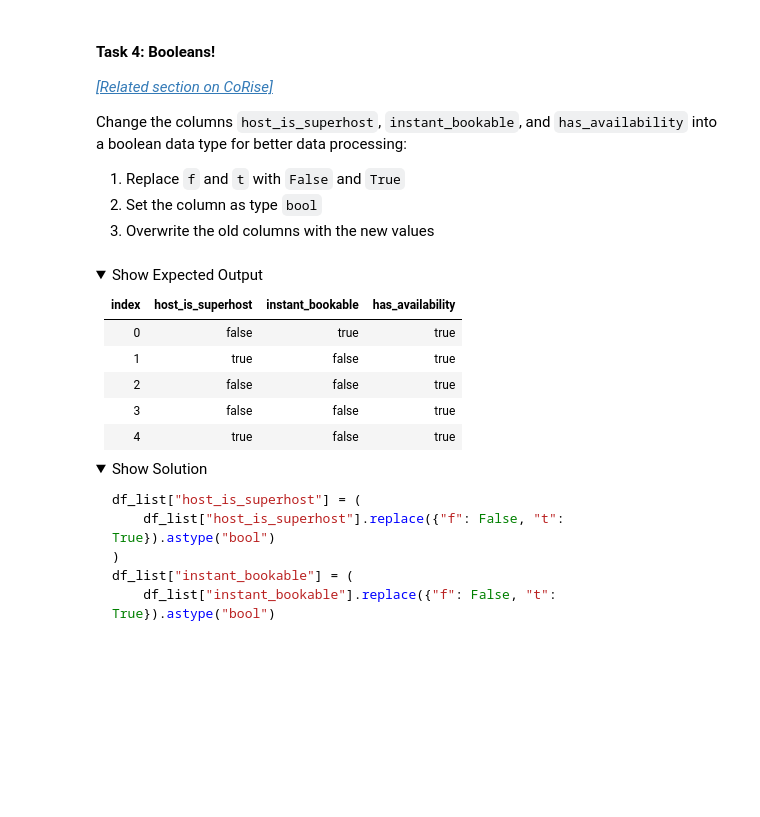
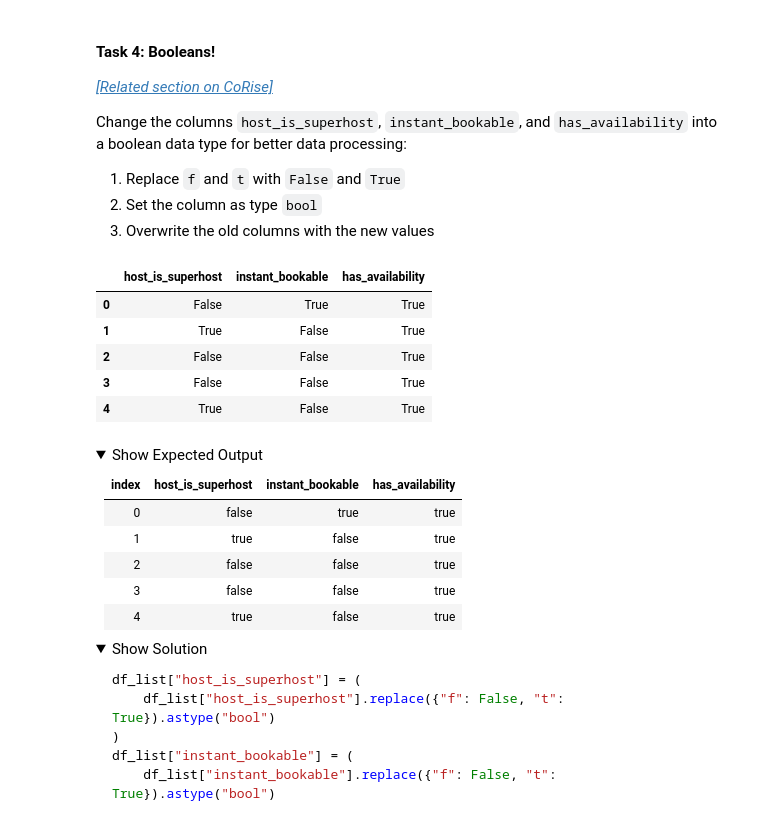
Before and after one commit to nandi-github/corise-datascience, a Jupyter notebook: Satish_Week_2_Project_v2_PFDI.ipynb, the cells around one changed output. Saved outputs shown, nothing was run; the diff lists cells and outputs as text; code cells hidden in the pictures; folded sections open; blank space fills up the shorter version.

```diff
--- a/Satish_Week_2_Project_v2_PFDI.ipynb
+++ b/Satish_Week_2_Project_v2_PFDI.ipynb
@@ -57,8 +65,10 @@ Please load the downloaded files as DataFrames (dfs). The method for loading the
 
 Read the Python Pickle and PyArrow Parquet files we've just downloaded as `df_list` and `df_cal`.
 # %%
-df_list = # YOUR CODE HERE
-df_cal = # YOUR CODE HERE
+df_list = pd.read_pickle("listings_project.pkl") # YOUR CODE HERE
+df_cal = pd.read_parquet("calendar_project.parquet", engine="pyarrow")# YOUR CODE HERE
+# print(df_list.head())
+# print(df_cal.head())
 # %% [markdown]
 <details>
 <summary>Show Solution</summary>
@@ -109,8 +144,22 @@ Perform these four steps for all thee columns.
 
 ***Please note that running this code block more than once might cause an error. This is because you are re-assigning your columns with this code, and if you run the code again, the variable/column you are referring to has already been changed to its preferred state.***
 # %%
-df_list["discount_per_5_days_booked"] = ... # YOUR CODE HERE
-df_list["discount_per_10_days_booked"] = ... # YOUR CODE HERE
-df_list["discount_per_30_and_more_days_booked"] = ... # YOUR CODE HERE
+df_list["discount_per_5_days_booked"] = df_list["discount_per_5_days_booked"] = (
+    df_list["discount_per_5_days_booked"]
+    .str.replace("%", "", regex=True)
+    .astype("float")
+    * 0.01) # YOUR CODE HERE
+
+df_list["discount_per_10_days_booked"] = (
+    df_list["discount_per_10_days_booked"]
+    .str.replace("%", "", regex=True)
+    .astype("float")
+    * 0.01 )# YOUR CODE HERE
+
+df_list["discount_per_30_and_more_days_booked"] = (
+    df_list["discount_per_30_and_more_days_booked"]
+    .str.replace("%", "", regex=True)
+    .astype("float")
+    * 0.01) # YOUR CODE HERE
 
 df_list.discount_per_5_days_booked.head(5)
@@ -170,11 +233,18 @@ Change the columns `host_is_superhost`, `instant_bookable`, and `has_availabilit
 1. Set the column as type `bool`
 1. Overwrite the old columns with the new values
 # %%
-df_list["host_is_superhost"] = ... # YOUR CODE HERE
-df_list["instant_bookable"] = ... # YOUR CODE HERE
-df_list["has_availability"] = ... # YOUR CODE HERE
+df_list["host_is_superhost"] = df_list["host_is_superhost"].replace({"f": False, "t": True}).astype("bool") # YOUR CODE HERE
+df_list["instant_bookable"] = df_list["instant_bookable"].replace({"f": False, "t": True}).astype("bool") # YOUR CODE HERE
+df_list["has_availability"] = df_list["has_availability"].replace({"f": False, "t": True}).astype("bool") # YOUR CODE HERE
 
 df_list[["host_is_superhost", "instant_bookable", "has_availability"]].head(5)
+# %% [output]
+|  | host_is_superhost | instant_bookable | has_availability |
+| 0 | False | True | True |
+| 1 | True | False | True |
+| 2 | False | False | True |
+| 3 | False | False | True |
+| 4 | True | False | True |
 # %% [markdown]
 <details>
 <summary>Show Expected Output</summary>
```
Also changed, not shown: parts of 6 cells of this notebook.
